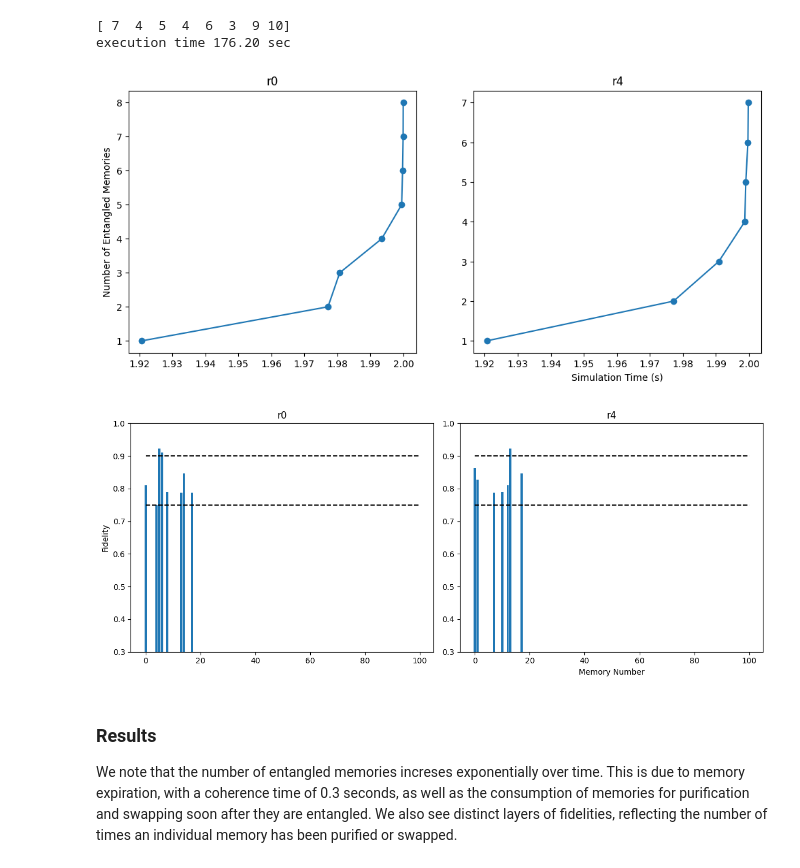
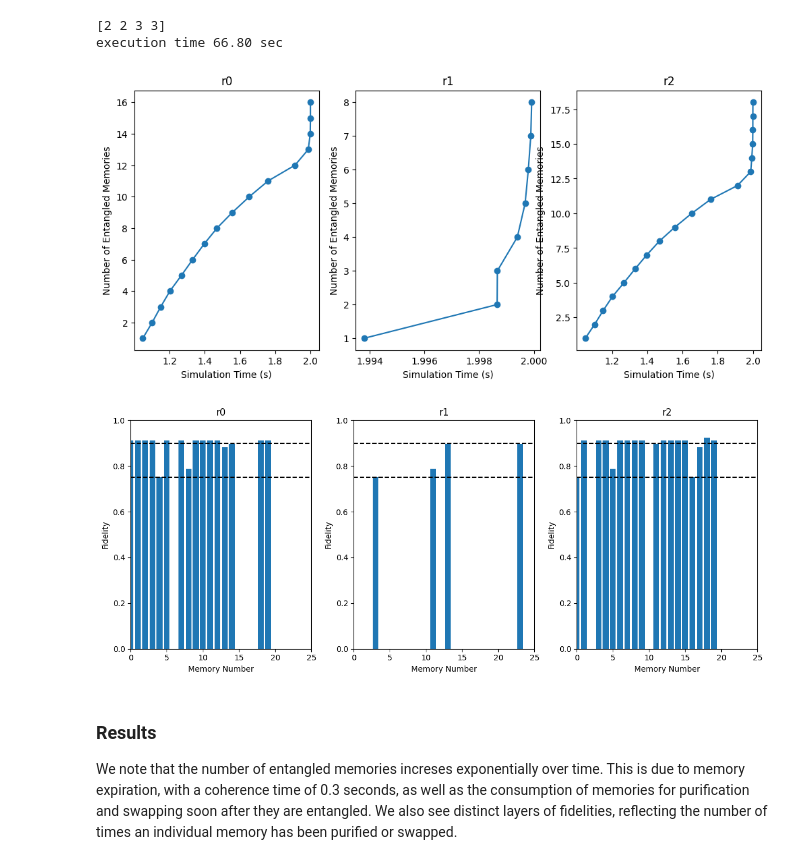
Before and after one commit to cwhowe/SeQUeNCe, a Jupyter notebook: example/Multi_Node_Framework_WORKING.ipynb, the cells around one changed output. Cells and saved outputs as stored; diff of their text form; code cells hidden in the pictures.

```diff
--- a/example/Multi_Node_Framework_WORKING.ipynb
+++ b/example/Multi_Node_Framework_WORKING.ipynb
@@ -236,18 +219,18 @@ def test(sim_time, cc_delay, qc_atten, qc_dist, num_nodes, starting_node, desire
 # %%
 #interactive_plot = interact(test, sim_time=(2000, 4000, 500), cc_delay=(0.1, 1, 0.1), qc_atten=[1e-5, 2e-5, 3e-5], qc_dist=(1, 10, 1))
 #interactive_plot
-num_nodes = 5
+num_nodes = 3
 size = 2*(num_nodes - 1)
-qc_distances = np.random.randint(1, 11, size)
+qc_distances = np.random.randint(1, 9, size)
 print(qc_distances)
 starting = 0
-desired = 4
+desired = 2
 test(2000, 0.1, 1e-5, qc_distances, num_nodes, starting, desired)
 # %% [output]
-[ 7  4  5  4  6  3  9 10]
-execution time 176.20 sec
+[2 2 3 3]
+execution time 66.80 sec
-[figure, old version]
+[figure, new version]
-[figure, old version]
+[figure, new version]
 # %% [markdown]
 ### Results
 
```
Also changed, not shown: parts of 1 cell of this notebook, 2 other files.
